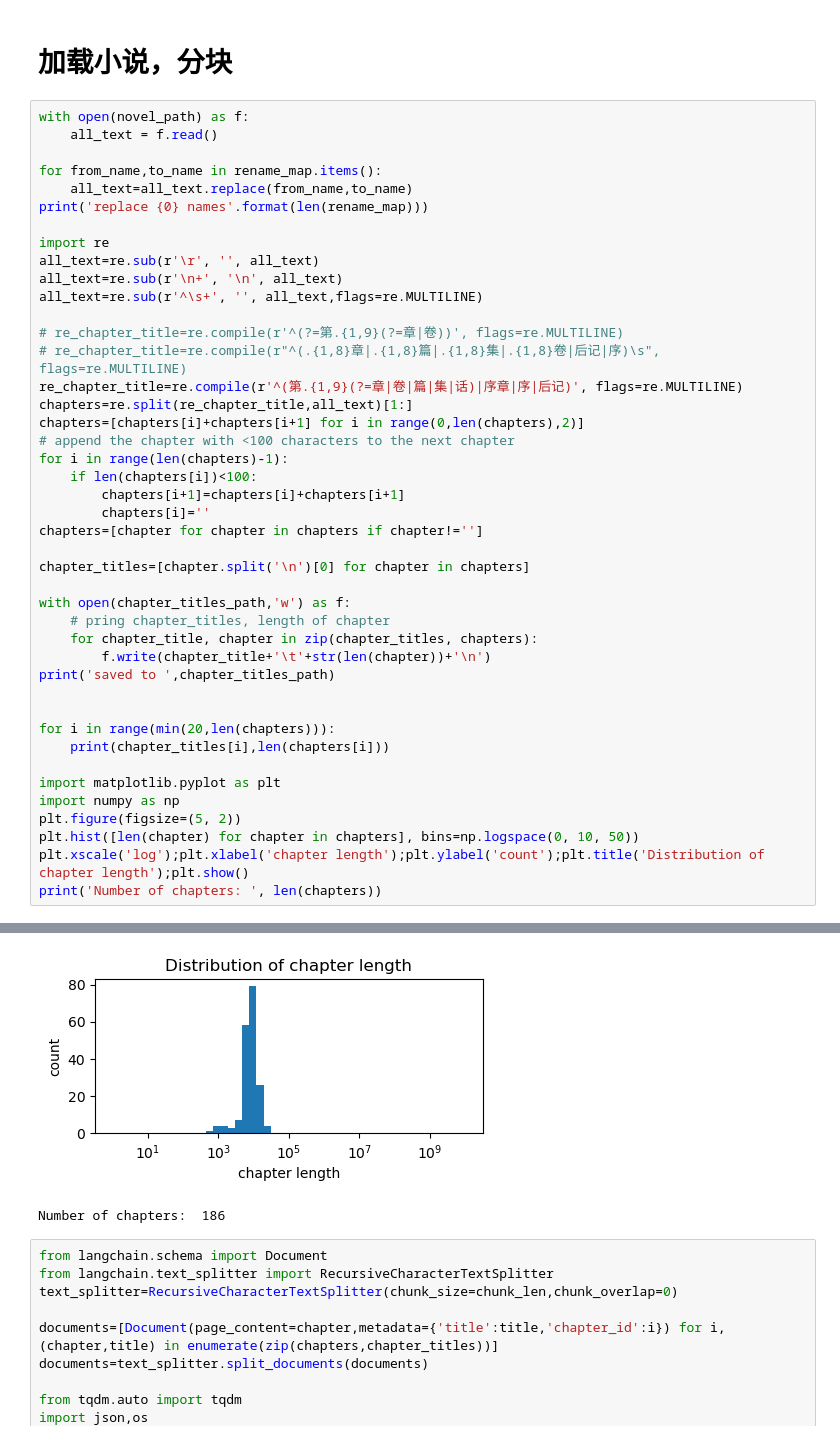
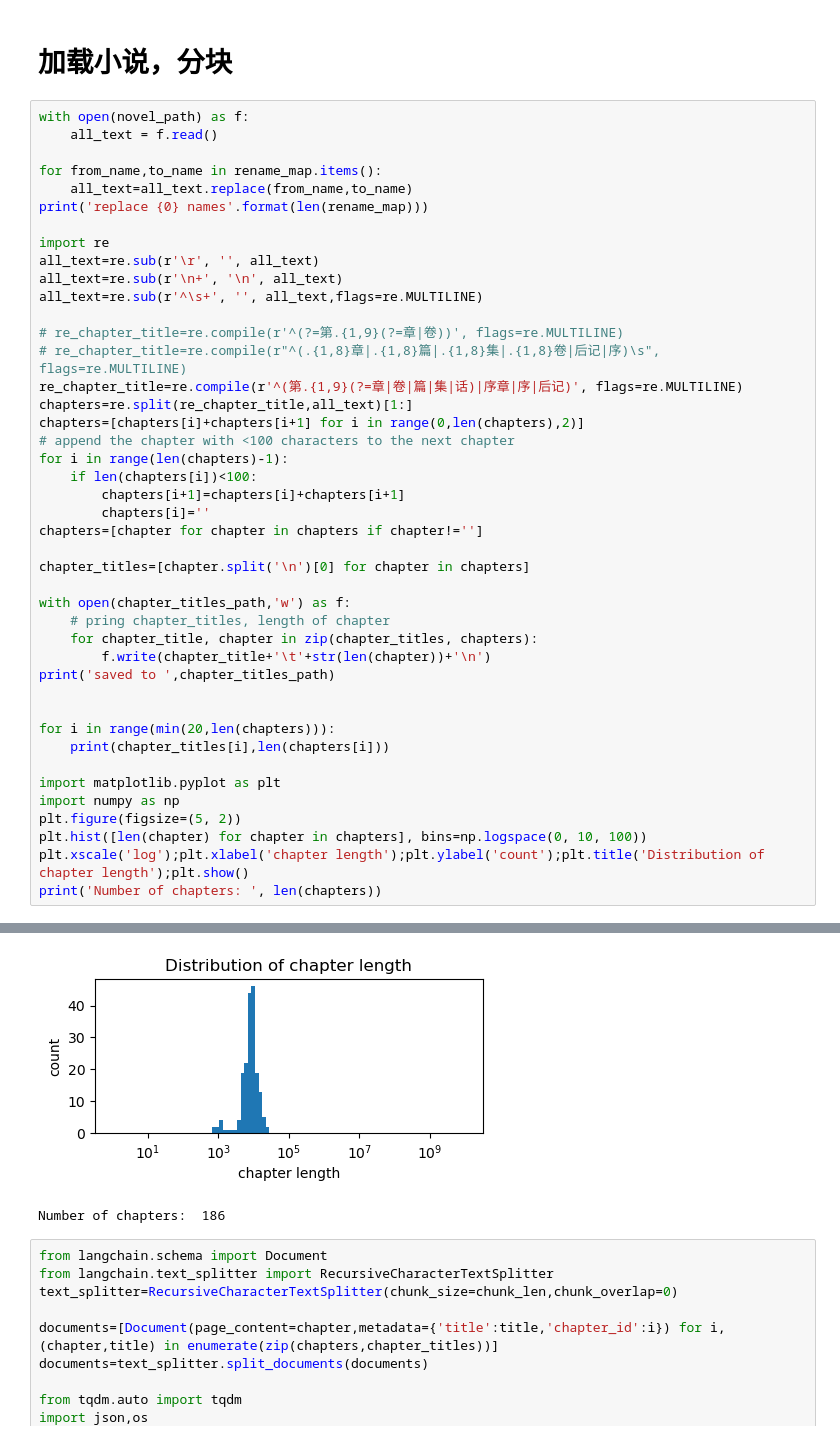
Before and after one commit to fangzhangmnm/novel2trpg, a Jupyter notebook: STEP2_distill_dialogues.ipynb, the cells around one changed output, grey strips where cells are left out. Saved outputs shown, nothing was run; the diff lists cells and outputs as text.

```diff
--- a/STEP2_distill_dialogues.ipynb
+++ b/STEP2_distill_dialogues.ipynb
@@ -80,35 +80,35 @@ with open(chapter_titles_path,'w') as f:
         f.write(chapter_title+'\t'+str(len(chapter))+'\n')
 print('saved to ',chapter_titles_path)
 
 
 for i in range(min(20,len(chapters))):
     print(chapter_titles[i],len(chapters[i]))
 
 import matplotlib.pyplot as plt
 import numpy as np
 plt.figure(figsize=(5, 2))
-plt.hist([len(chapter) for chapter in chapters], bins=np.logspace(0, 10, 50))
+plt.hist([len(chapter) for chapter in chapters], bins=np.logspace(0, 10, 100))
 plt.xscale('log');plt.xlabel('chapter length');plt.ylabel('count');plt.title('Distribution of chapter length');plt.show()
 print('Number of chapters: ', len(chapters))
 # %% [output]
 replace 8 names
 saved to  ./output_zero/chapter_titles.txt
 第零卷 塔芭莎的冒险 塔芭莎与翼龙人 19052
 第零卷 塔芭莎的冒险 塔芭莎和吸血鬼 22293
 第零卷 塔芭莎的冒险 塔芭莎与暗杀者 21351
 第零卷 塔芭莎的冒险 塔芭莎与魔法人偶 24413
 第零卷 塔芭莎的冒险 后记 1247
 第零卷 塔芭莎的冒险 塔芭莎与赌徒 18378
 第零卷 塔芭莎的冒险 塔芭莎与米诺塔洛斯 18147
 第零卷 塔芭莎的冒险 希儿菲朵的一天 5483
 第零卷 塔芭莎的冒险 塔芭莎与极乐鸟 15336
 第零卷 塔芭莎的冒险 塔芭莎与军港 21795
 ... (6 lines left out)
 第一章 7631
 第二章 4914
 第三章 9420
 第零卷 塔芭莎的冒险 后记 870
-[figure, old version]
+[figure, new version]
 Number of chapters:  186
 # %%
 from langchain.schema import Document
```
Also changed, not shown: parts of 2 cells of this notebook, 8 other files.
